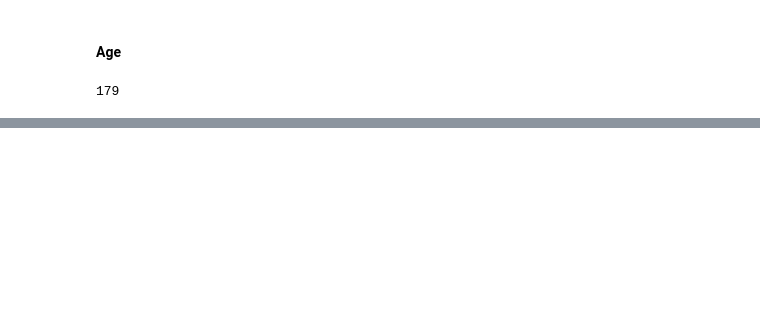
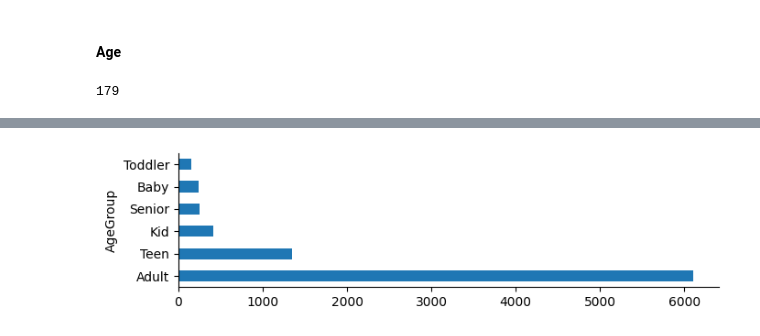
Before and after one commit to AJSDias/space_titanic, a Jupyter notebook: titanic_eda.ipynb, the cells around one changed output, grey strips where cells are left out. Saved outputs shown, nothing was run; the diff lists cells and outputs as text; code cells hidden in the pictures; blank space fills up the shorter version.

```diff
--- a/titanic_eda.ipynb
+++ b/titanic_eda.ipynb
@@ -518,0 +544,11 @@ data[numerical_features]
+# %%
+bins= [0,2,4,13,20,60,80]
+labels = ['Baby','Toddler','Kid','Teen','Adult','Senior']
+# %%
+data['AgeGroup'] = pd.cut(data['Age'], bins=bins, labels=labels, right=False)
+# %%
+data['AgeGroup'].value_counts(sort=True).plot.barh(figsize=(7,2))
+sns.despine()
+plt.tight_layout()
+# %% [output]
+[figure, added]
```
Also changed, not shown: parts of 33 cells of this notebook.
